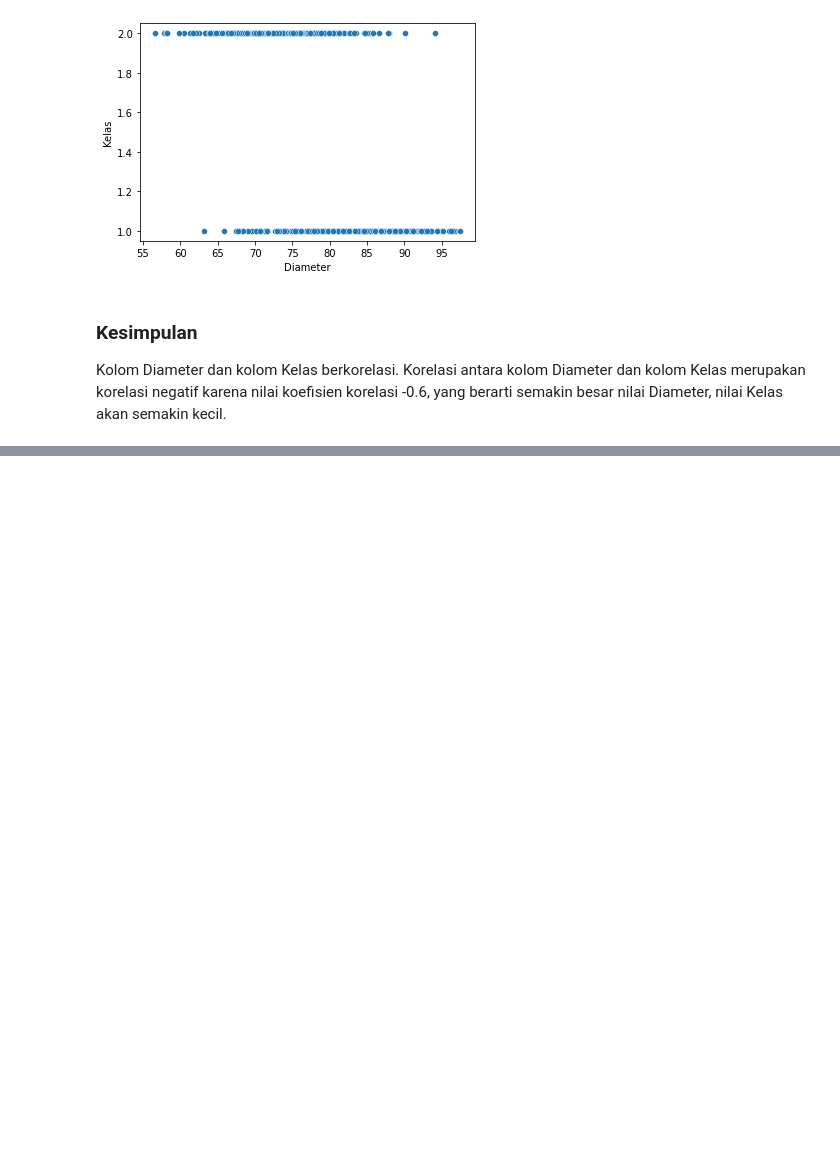
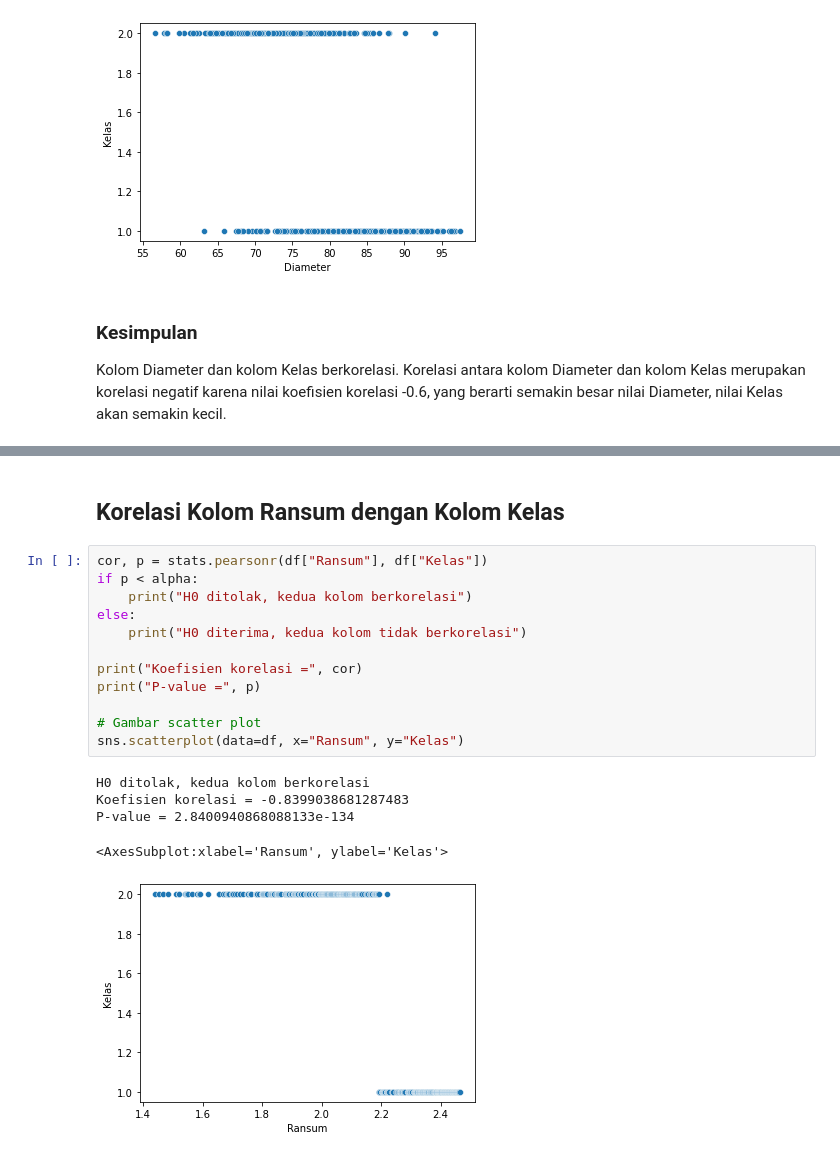
Before and after one commit to reymyr/Hypothesis-Testing, a Jupyter notebook: Tubes.ipynb, the cells around one changed output, grey strips where cells are left out. Cells and saved outputs as stored; diff of their text form; blank space fills up the shorter version.

```diff
--- a/Tubes.ipynb
+++ b/Tubes.ipynb
@@ -668,0 +742,20 @@ Kolom Diameter dan kolom Kelas berkorelasi. Korelasi antara kolom Diameter dan k
+# %% [markdown]
+## Korelasi Kolom Ransum dengan Kolom Kelas
+# %%
+cor, p = stats.pearsonr(df["Ransum"], df["Kelas"])
+if p < alpha:
+    print("H0 ditolak, kedua kolom berkorelasi")
+else:
+    print("H0 diterima, kedua kolom tidak berkorelasi")
+
+print("Koefisien korelasi =", cor)
+print("P-value =", p)
+
+# Gambar scatter plot
+sns.scatterplot(data=df, x="Ransum", y="Kelas")
+# %% [output]
+H0 ditolak, kedua kolom berkorelasi
+Koefisien korelasi = -0.8399038681287483
+P-value = 2.8400940868088133e-134
+<AxesSubplot:xlabel='Ransum', ylabel='Kelas'>
+[figure, added]
```
Also changed, not shown: parts of 11 cells of this notebook.
